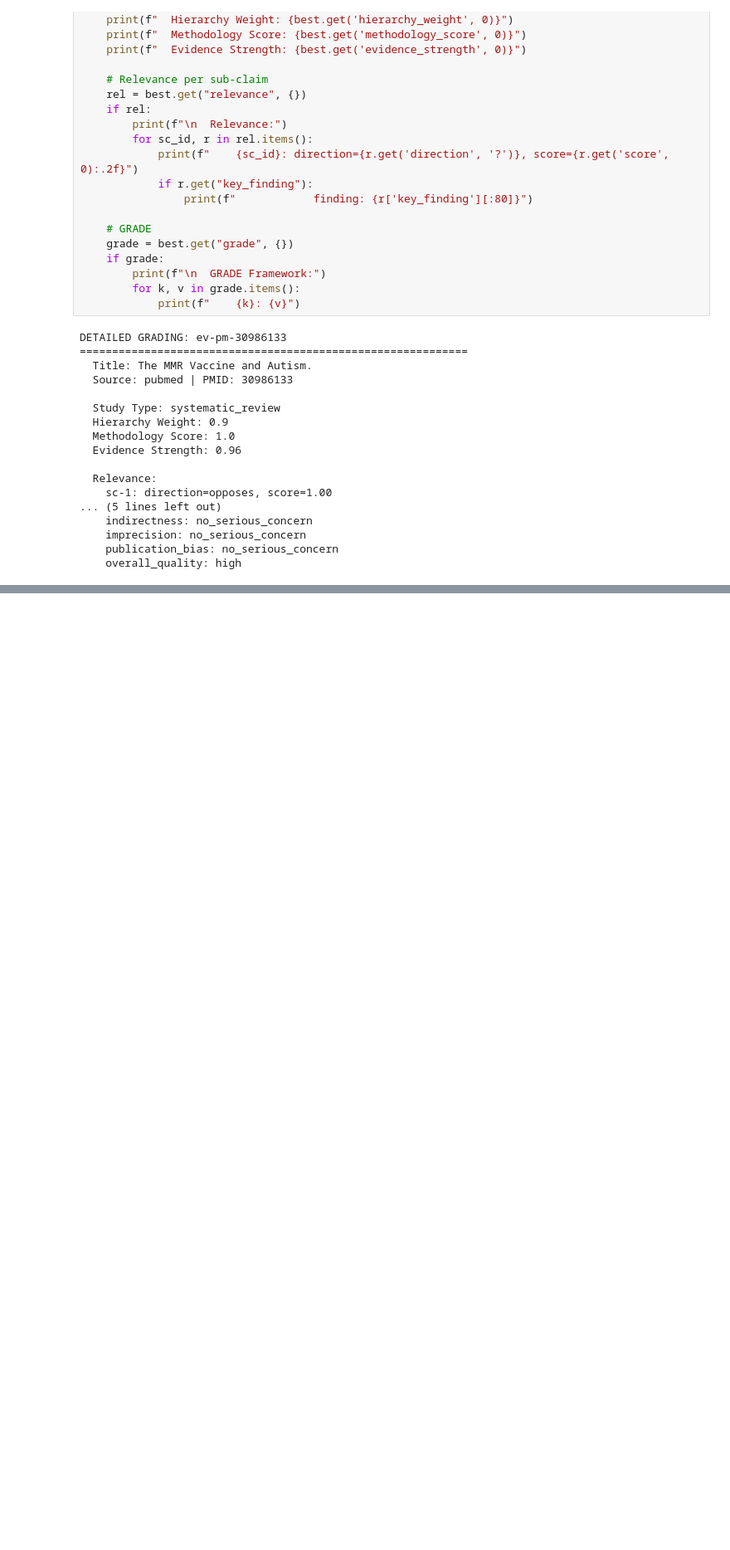
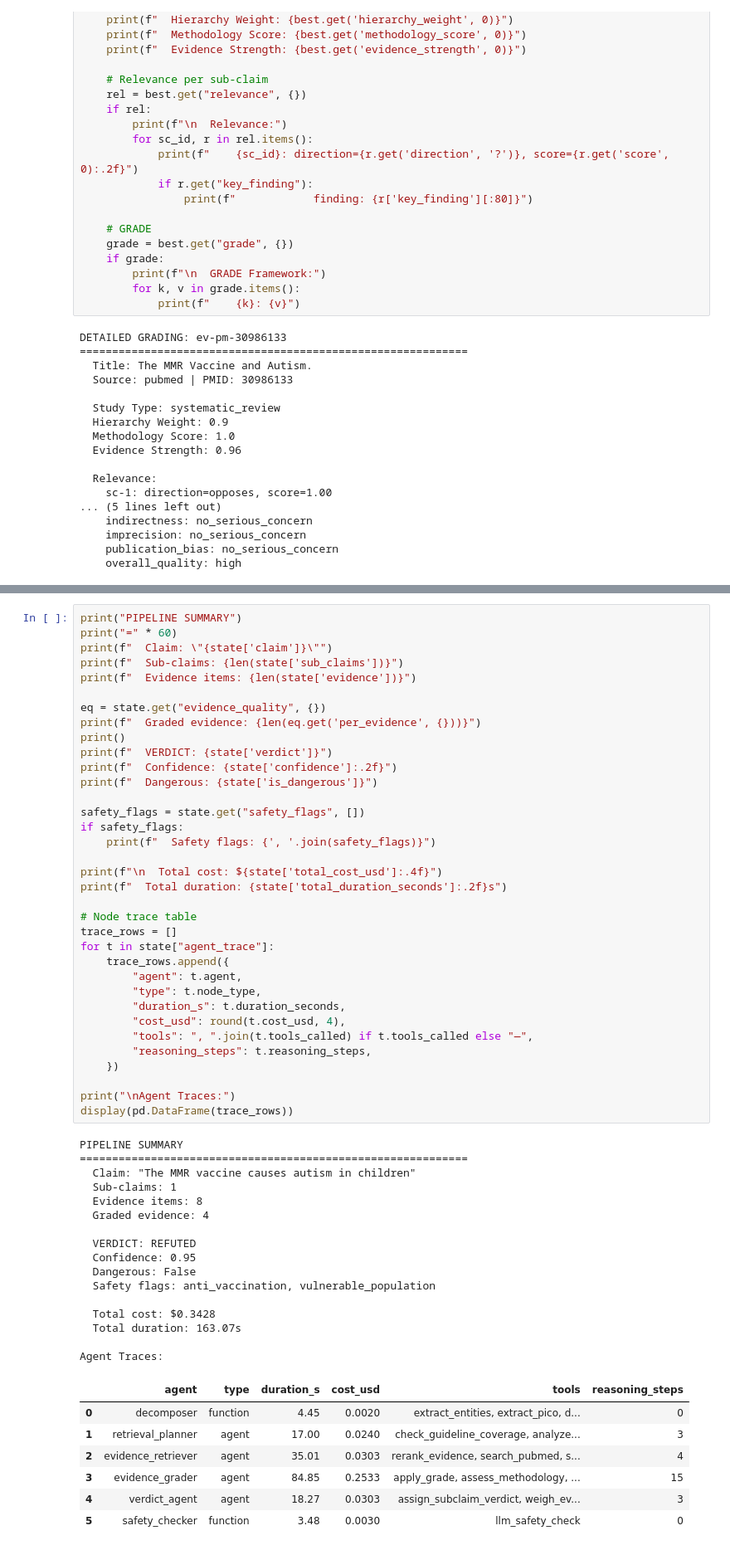
Before and after one commit to ikhwanwahid/health-claim-checker, a Jupyter notebook: notebooks/03_pipeline_e2e.ipynb, the cells around one changed output, grey strips where cells are left out. Shown at 83% size. Drawn from its saved outputs; the diff is of its cells as text; blank space fills up the shorter version.

```diff
--- a/notebooks/03_pipeline_e2e.ipynb
+++ b/notebooks/03_pipeline_e2e.ipynb
@@ -507,0 +531,59 @@ Change the claim below and re-run all cells from Step 1 onwards.
+# %%
+print("PIPELINE SUMMARY")
+print("=" * 60)
+print(f"  Claim: \"{state['claim']}\"")
+print(f"  Sub-claims: {len(state['sub_claims'])}")
+print(f"  Evidence items: {len(state['evidence'])}")
+
+eq = state.get("evidence_quality", {})
+print(f"  Graded evidence: {len(eq.get('per_evidence', {}))}")
+print()
+print(f"  VERDICT: {state['verdict']}")
+print(f"  Confidence: {state['confidence']:.2f}")
+print(f"  Dangerous: {state['is_dangerous']}")
+
+safety_flags = state.get("safety_flags", [])
+if safety_flags:
+    print(f"  Safety flags: {', '.join(safety_flags)}")
+
+print(f"\n  Total cost: ${state['total_cost_usd']:.4f}")
+print(f"  Total duration: {state['total_duration_seconds']:.2f}s")
+
+# Node trace table
+trace_rows = []
+for t in state["agent_trace"]:
+    trace_rows.append({
+        "agent": t.agent,
+        "type": t.node_type,
+        "duration_s": t.duration_seconds,
+        "cost_usd": round(t.cost_usd, 4),
+        "tools": ", ".join(t.tools_called) if t.tools_called else "—",
+        "reasoning_steps": t.reasoning_steps,
+    })
+
+print("\nAgent Traces:")
+display(pd.DataFrame(trace_rows))
+# %% [output]
+PIPELINE SUMMARY
+============================================================
+  Claim: "The MMR vaccine causes autism in children"
+  Sub-claims: 1
+  Evidence items: 8
+  Graded evidence: 4
+
+  VERDICT: REFUTED
+  Confidence: 0.95
+  Dangerous: False
+  Safety flags: anti_vaccination, vulnerable_population
+
+  Total cost: $0.3428
+  Total duration: 163.07s
+
+Agent Traces:
+|  | agent | type | duration_s | cost_usd | tools | reasoning_steps |
+| 0 | decomposer | function | 4.45 | 0.0020 | extract_entities, extract_pico, d... | 0 |
+| 1 | retrieval_planner | agent | 17.00 | 0.0240 | check_guideline_coverage, analyze... | 3 |
+| 2 | evidence_retriever | agent | 35.01 | 0.0303 | rerank_evidence, search_pubmed, s... | 4 |
+| 3 | evidence_grader | agent | 84.85 | 0.2533 | apply_grade, assess_methodology, ... | 15 |
+| 4 | verdict_agent | agent | 18.27 | 0.0303 | assign_subclaim_verdict, weigh_ev... | 3 |
+| 5 | safety_checker | function | 3.48 | 0.0030 | llm_safety_check | 0 |
```
Also changed, not shown: parts of 14 cells of this notebook, 6 other files.
